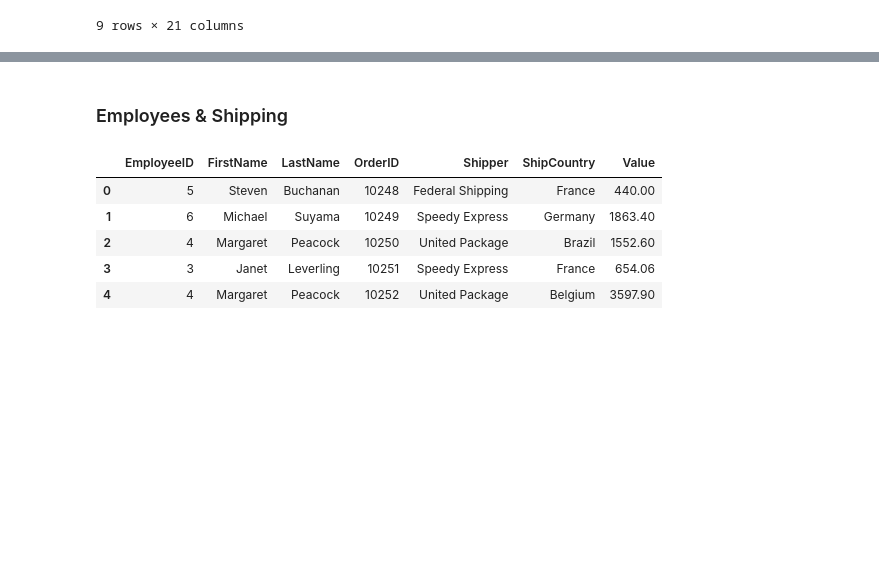
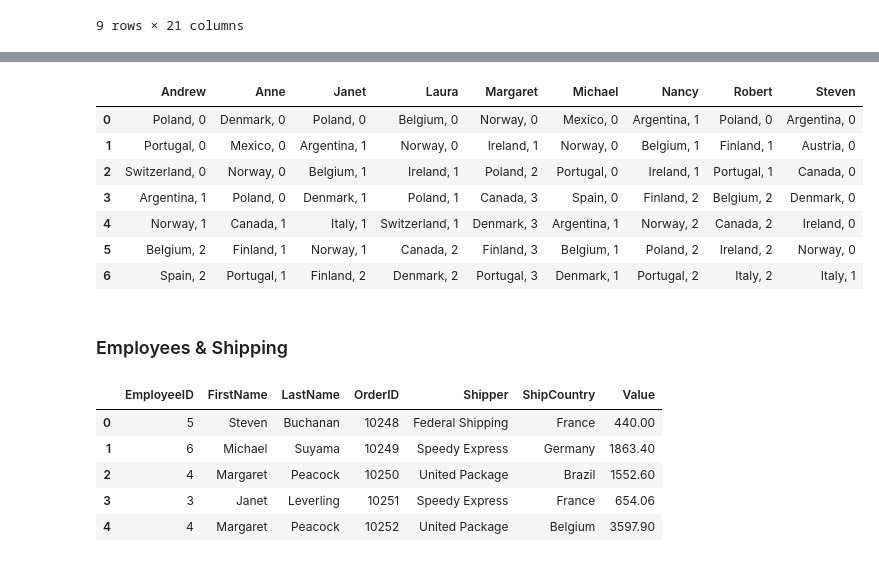
Before and after one commit to peshekhodko/ST590-Project2, a Jupyter notebook: Han_Li_Peshekhodko_ST590_Project2_P2.ipynb, the cells around one changed output, grey strips where cells are left out. Saved outputs shown, nothing was run; the diff lists cells and outputs as text; code cells hidden in the pictures; blank space fills up the shorter version.

```diff
--- a/Han_Li_Peshekhodko_ST590_Project2_P2.ipynb
+++ b/Han_Li_Peshekhodko_ST590_Project2_P2.ipynb
@@ -582,3 +582,21 @@ plt.show()
+# %%
+employee_least_country_dict = {}
+for name, row in employee_country_order_count.iterrows():
+    name_country = row.nsmallest(n_large)
+    employee_least_country_dict[name] = (
+        name_country.index + ", " + name_country.values.astype(str)
+    )
+employee_least_country = pd.DataFrame(employee_least_country_dict)
+employee_least_country
+# %% [output]
+|  | Andrew | Anne | Janet | Laura | Margaret | Michael | Nancy | Robert | Steven |
+| 0 | Poland, 0 | Denmark, 0 | Poland, 0 | Belgium, 0 | Norway, 0 | Mexico, 0 | Argentina, 1 | Poland, 0 | Argentina, 0 |
+| 1 | Portugal, 0 | Mexico, 0 | Argentina, 1 | Norway, 0 | Ireland, 1 | Norway, 0 | Belgium, 1 | Finland, 1 | Austria, 0 |
+| 2 | Switzerland, 0 | Norway, 0 | Belgium, 1 | Ireland, 1 | Poland, 2 | Portugal, 0 | Ireland, 1 | Portugal, 1 | Canada, 0 |
+| 3 | Argentina, 1 | Poland, 0 | Denmark, 1 | Poland, 1 | Canada, 3 | Spain, 0 | Finland, 2 | Belgium, 2 | Denmark, 0 |
+| 4 | Norway, 1 | Canada, 1 | Italy, 1 | Switzerland, 1 | Denmark, 3 | Argentina, 1 | Norway, 2 | Canada, 2 | Ireland, 0 |
+| 5 | Belgium, 2 | Finland, 1 | Norway, 1 | Canada, 2 | Finland, 3 | Belgium, 1 | Poland, 2 | Ireland, 2 | Norway, 0 |
+| 6 | Spain, 2 | Portugal, 1 | Finland, 2 | Denmark, 2 | Portugal, 3 | Denmark, 1 | Portugal, 2 | Italy, 2 | Italy, 1 |
 # %% [markdown]
 ### Employees & Shipping
 # %%
```
Also changed, not shown: parts of 3 cells of this notebook.
